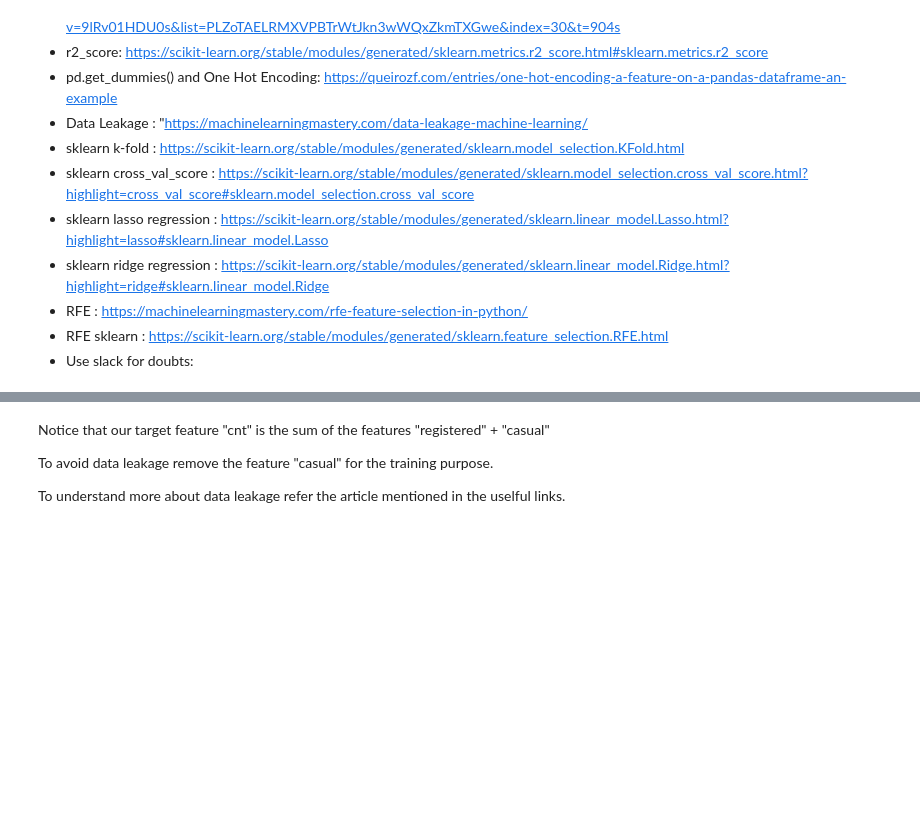
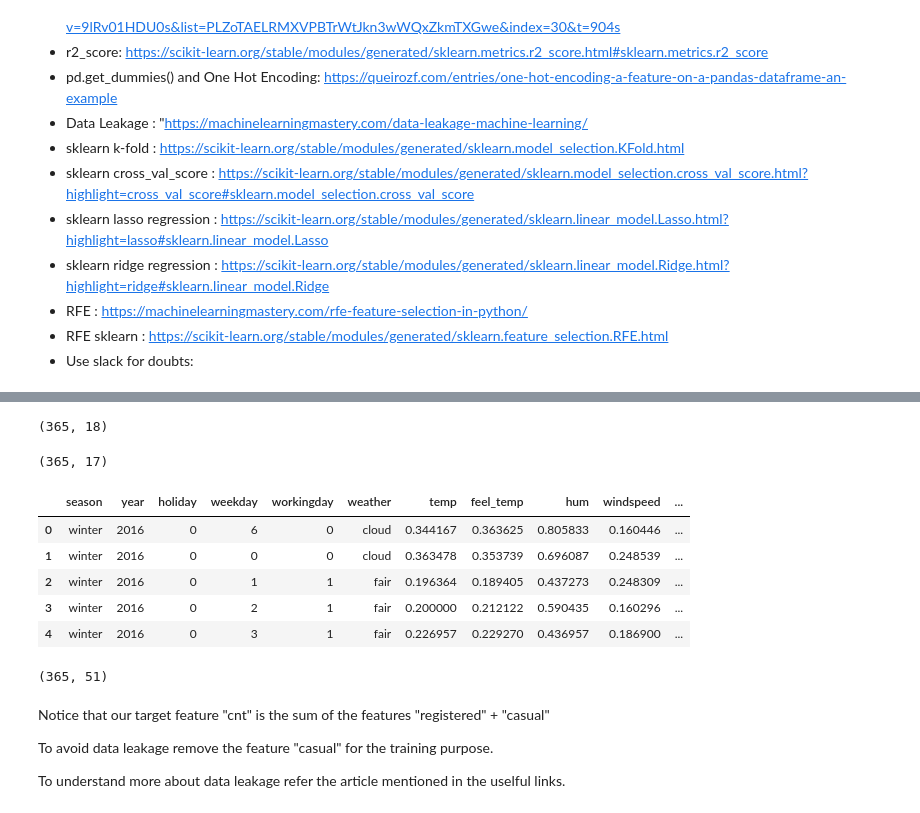
Before and after one commit to adityav1810/Semester_5_Labs, a Jupyter notebook: ECSE303L-AIandML/Lab6/task_1_linear_reg.ipynb, the cells around one changed output, grey strips where cells are left out. Saved outputs shown, nothing was run; the diff lists cells and outputs as text; code cells hidden in the pictures; blank space fills up the shorter version.

```diff
--- a/ECSE303L-AIandML/Lab6/task_1_linear_reg.ipynb
+++ b/ECSE303L-AIandML/Lab6/task_1_linear_reg.ipynb
@@ -101,8 +184,14 @@ data =
 # %%
 # print the shape of data
+data.shape
+# %% [output]
+(365, 18)
 # %%
 # drop the feature 'id' as it has no information to deliver.
 
-data = data.drop(?, axis = 1)
+data = data.drop(['id'], axis = 1)
 # %%
 # print the shape of data
+data.shape
+# %% [output]
+(365, 17)
@@ -110,0 +198,9 @@ data = data.drop(?, axis = 1)
+# %%
+data.head()
+# %% [output]
+|  | season | year | holiday | weekday | workingday | weather | temp | feel_temp | hum | windspeed | ... |
+| 0 | winter | 2016 | 0 | 6 | 0 | cloud | 0.344167 | 0.363625 | 0.805833 | 0.160446 | ... |
+| 1 | winter | 2016 | 0 | 0 | 0 | cloud | 0.363478 | 0.353739 | 0.696087 | 0.248539 | ... |
+| 2 | winter | 2016 | 0 | 1 | 1 | fair | 0.196364 | 0.189405 | 0.437273 | 0.248309 | ... |
+| 3 | winter | 2016 | 0 | 2 | 1 | fair | 0.200000 | 0.212122 | 0.590435 | 0.160296 | ... |
+| 4 | winter | 2016 | 0 | 3 | 1 | fair | 0.226957 | 0.229270 | 0.436957 | 0.186900 | ... |
@@ -111,6 +212,9 @@ data = data.drop(?, axis = 1)
 # %%
 # print the shape of data
 # notice the increase in the no. of features
+data.shape
+# %% [output]
+(365, 51)
 # %% [markdown]
 Notice that our target feature "cnt" is the sum of the features "registered" + "casual"<br>
 
```
Also changed, not shown: parts of 35 cells of this notebook.
